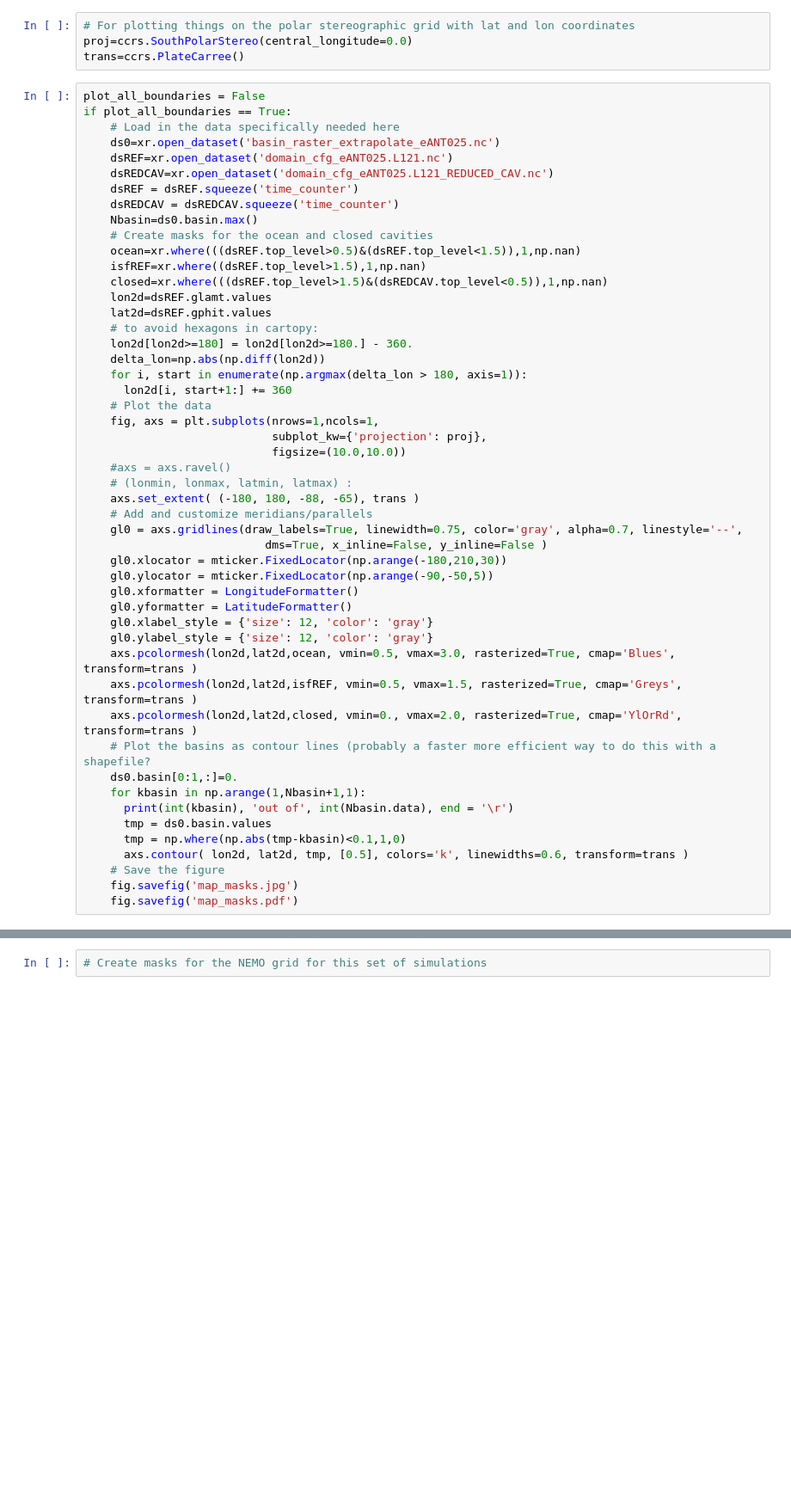
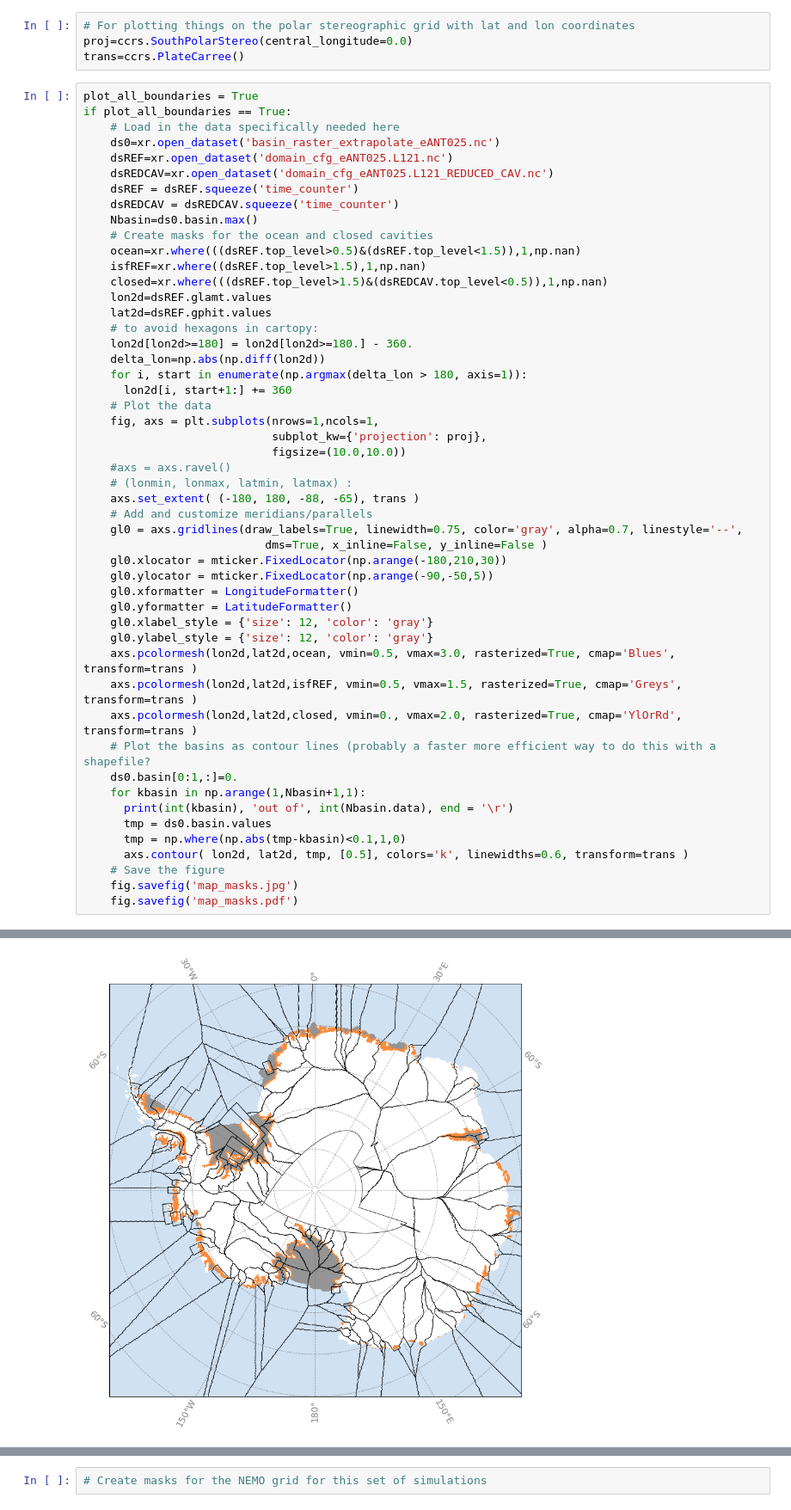
Before and after one commit to hockenden97/simpleNN_basal_melt, a Jupyter notebook: MASKS_PARAM/Nico's_mask_pierre.ipynb, the cells around one changed output, grey strips where cells are left out. Shown at 86% size. Cells and saved outputs as stored; diff of their text form; blank space fills up the shorter version.

```diff
--- a/MASKS_PARAM/Nico's_mask_pierre.ipynb
+++ b/MASKS_PARAM/Nico's_mask_pierre.ipynb
@@ -46,7 +46,7 @@ filepath_distances = filepath_data_ho + "grid_distances.nc"
 proj=ccrs.SouthPolarStereo(central_longitude=0.0)
 trans=ccrs.PlateCarree()
 # %%
-plot_all_boundaries = False
+plot_all_boundaries = True
 if plot_all_boundaries == True:
     # Load in the data specifically needed here
     ds0=xr.open_dataset('basin_raster_extrapolate_eANT025.nc')
@@ -95,3 +95,4 @@ if plot_all_boundaries == True:
     # Save the figure
     fig.savefig('map_masks.jpg')
     fig.savefig('map_masks.pdf')
+# %% [output]
@@ -97,0 +100 @@ if plot_all_boundaries == True:
+[figure, added]
```
Also changed, not shown: parts of 5 cells of this notebook, 1 other file.
